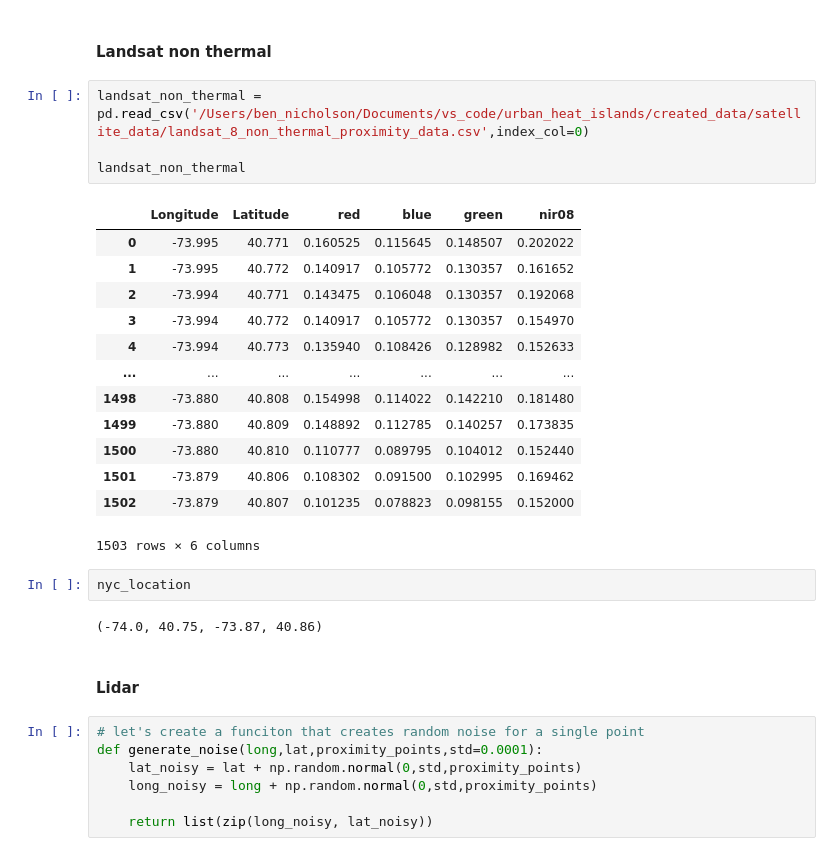
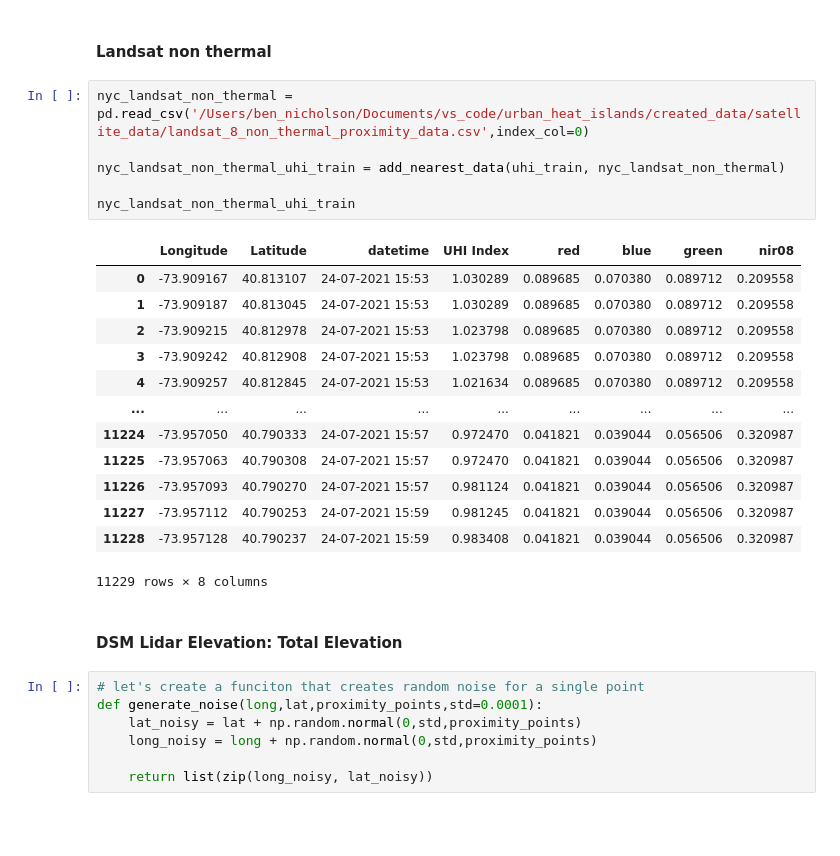
Before and after one commit to bennicholson2/Urban-Heat-Island-Prediction, a Jupyter notebook: code/greensburg_notebook.ipynb, the cells around one changed output. Saved outputs shown, nothing was run; the diff lists cells and outputs as text; blank space fills up the shorter version.

```diff
--- a/code/greensburg_notebook.ipynb
+++ b/code/greensburg_notebook.ipynb
@@ -888,29 +904,27 @@ landsat_thermal
 # %% [markdown]
 #### Landsat non thermal
 # %%
-landsat_non_thermal = pd.read_csv('/Users/ben_nicholson/Documents/vs_code/urban_heat_islands/created_data/satellite_data/landsat_8_non_thermal_proximity_data.csv',index_col=0)
+nyc_landsat_non_thermal = pd.read_csv('/Users/ben_nicholson/Documents/vs_code/urban_heat_islands/created_data/satellite_data/landsat_8_non_thermal_proximity_data.csv',index_col=0)
 
-landsat_non_thermal
+nyc_landsat_non_thermal_uhi_train = add_nearest_data(uhi_train, nyc_landsat_non_thermal)
+
+nyc_landsat_non_thermal_uhi_train
 # %% [output]
-|  | Longitude | Latitude | red | blue | green | nir08 |
-| 0 | -73.995 | 40.771 | 0.160525 | 0.115645 | 0.148507 | 0.202022 |
-| 1 | -73.995 | 40.772 | 0.140917 | 0.105772 | 0.130357 | 0.161652 |
-| 2 | -73.994 | 40.771 | 0.143475 | 0.106048 | 0.130357 | 0.192068 |
-| 3 | -73.994 | 40.772 | 0.140917 | 0.105772 | 0.130357 | 0.154970 |
-| 4 | -73.994 | 40.773 | 0.135940 | 0.108426 | 0.128982 | 0.152633 |
-| ... | ... | ... | ... | ... | ... | ... |
-| 1498 | -73.880 | 40.808 | 0.154998 | 0.114022 | 0.142210 | 0.181480 |
-| 1499 | -73.880 | 40.809 | 0.148892 | 0.112785 | 0.140257 | 0.173835 |
-| 1500 | -73.880 | 40.810 | 0.110777 | 0.089795 | 0.104012 | 0.152440 |
-| 1501 | -73.879 | 40.806 | 0.108302 | 0.091500 | 0.102995 | 0.169462 |
-| 1502 | -73.879 | 40.807 | 0.101235 | 0.078823 | 0.098155 | 0.152000 |
+|  | Longitude | Latitude | datetime | UHI Index | red | blue | green | nir08 |
+| 0 | -73.909167 | 40.813107 | 24-07-2021 15:53 | 1.030289 | 0.089685 | 0.070380 | 0.089712 | 0.209558 |
+| 1 | -73.909187 | 40.813045 | 24-07-2021 15:53 | 1.030289 | 0.089685 | 0.070380 | 0.089712 | 0.209558 |
+| 2 | -73.909215 | 40.812978 | 24-07-2021 15:53 | 1.023798 | 0.089685 | 0.070380 | 0.089712 | 0.209558 |
+| 3 | -73.909242 | 40.812908 | 24-07-2021 15:53 | 1.023798 | 0.089685 | 0.070380 | 0.089712 | 0.209558 |
+| 4 | -73.909257 | 40.812845 | 24-07-2021 15:53 | 1.021634 | 0.089685 | 0.070380 | 0.089712 | 0.209558 |
+| ... | ... | ... | ... | ... | ... | ... | ... | ... |
+| 11224 | -73.957050 | 40.790333 | 24-07-2021 15:57 | 0.972470 | 0.041821 | 0.039044 | 0.056506 | 0.320987 |
+| 11225 | -73.957063 | 40.790308 | 24-07-2021 15:57 | 0.972470 | 0.041821 | 0.039044 | 0.056506 | 0.320987 |
+| 11226 | -73.957093 | 40.790270 | 24-07-2021 15:57 | 0.981124 | 0.041821 | 0.039044 | 0.056506 | 0.320987 |
+| 11227 | -73.957112 | 40.790253 | 24-07-2021 15:59 | 0.981245 | 0.041821 | 0.039044 | 0.056506 | 0.320987 |
+| 11228 | -73.957128 | 40.790237 | 24-07-2021 15:59 | 0.983408 | 0.041821 | 0.039044 | 0.056506 | 0.320987 |
-1503 rows × 6 columns
+11229 rows × 8 columns
-# %%
-nyc_location
-# %% [output]
-(-74.0, 40.75, -73.87, 40.86)
 # %% [markdown]
-#### Lidar
+#### DSM Lidar Elevation: Total Elevation
 # %%
 # let's create a funciton that creates random noise for a single point
 def generate_noise(long,lat,proximity_points,std=0.0001):
```
Also changed, not shown: parts of 96 cells of this notebook, 8 other files.
